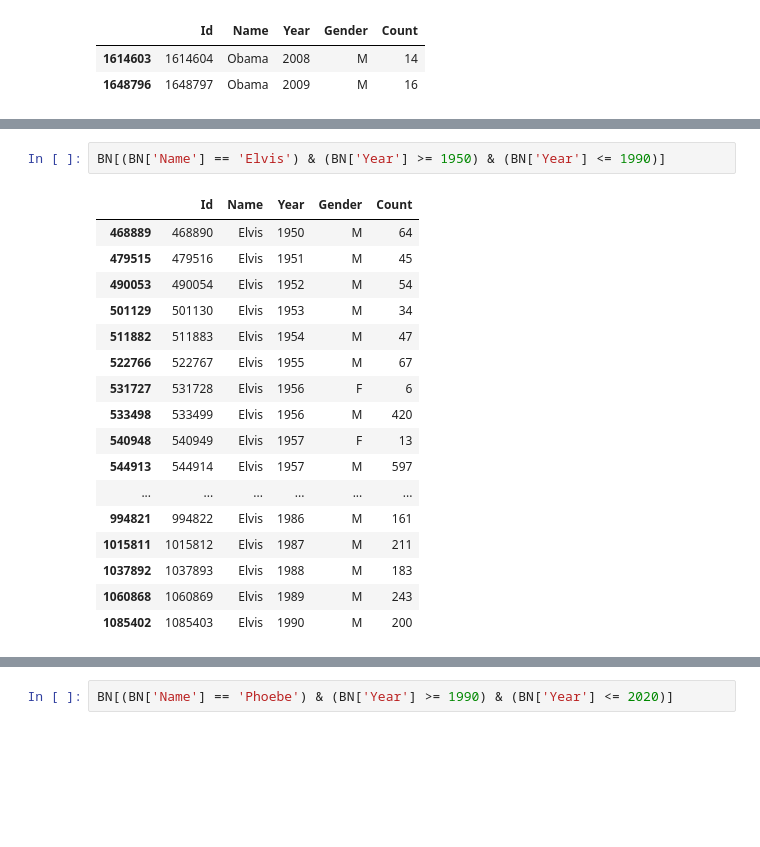
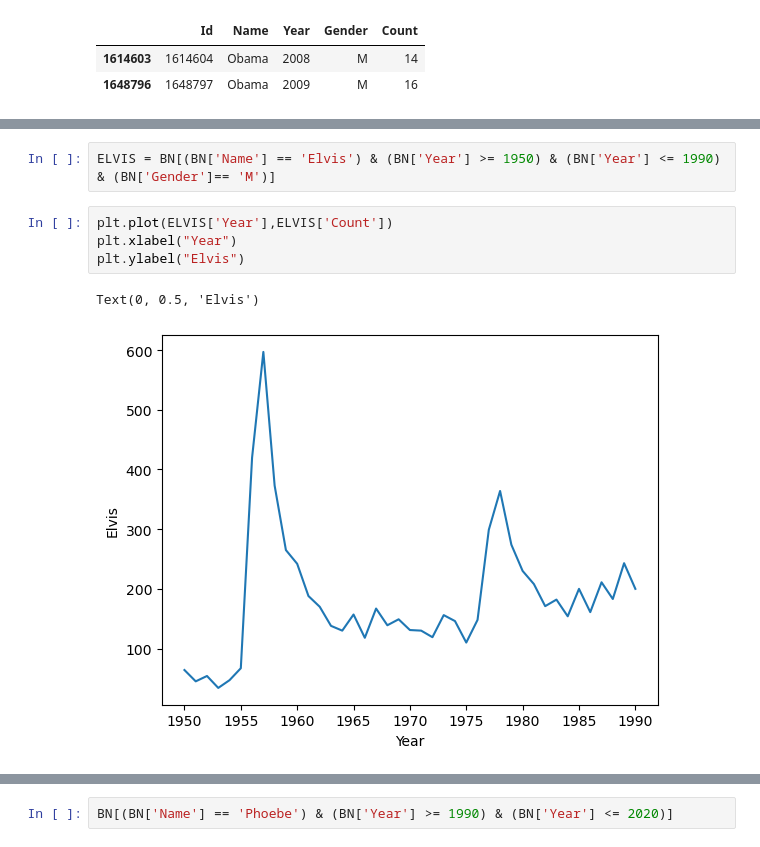
Before and after one commit to Jerspen175/CapStoneBabynames, a Jupyter notebook: notebook/BabyNamesvsPopShows-checkpoint.ipynb, the cells around one changed output, grey strips where cells are left out. Saved outputs shown, nothing was run; the diff lists cells and outputs as text; blank space fills up the shorter version.

```diff
--- a/notebook/BabyNamesvsPopShows-checkpoint.ipynb
+++ b/notebook/BabyNamesvsPopShows-checkpoint.ipynb
@@ -265,21 +225,10 @@ BN[(BN['Name'] == 'Serena') & (BN['Year'] >= 1976)]
 # %%
-BN[(BN['Name'] == 'Elvis') & (BN['Year'] >= 1950) & (BN['Year'] <= 1990)]
+ELVIS = BN[(BN['Name'] == 'Elvis') & (BN['Year'] >= 1950) & (BN['Year'] <= 1990) & (BN['Gender']== 'M')]
-# %% [output]
-|  | Id | Name | Year | Gender | Count |
-| 468889 | 468890 | Elvis | 1950 | M | 64 |
-| 479515 | 479516 | Elvis | 1951 | M | 45 |
-| 490053 | 490054 | Elvis | 1952 | M | 54 |
-| 501129 | 501130 | Elvis | 1953 | M | 34 |
-| 511882 | 511883 | Elvis | 1954 | M | 47 |
-| 522766 | 522767 | Elvis | 1955 | M | 67 |
-| 531727 | 531728 | Elvis | 1956 | F | 6 |
-| 533498 | 533499 | Elvis | 1956 | M | 420 |
-| 540948 | 540949 | Elvis | 1957 | F | 13 |
-| 544913 | 544914 | Elvis | 1957 | M | 597 |
-| ... | ... | ... | ... | ... | ... |
-| 994821 | 994822 | Elvis | 1986 | M | 161 |
-| 1015811 | 1015812 | Elvis | 1987 | M | 211 |
-| 1037892 | 1037893 | Elvis | 1988 | M | 183 |
-| 1060868 | 1060869 | Elvis | 1989 | M | 243 |
-| 1085402 | 1085403 | Elvis | 1990 | M | 200 |
+# %%
+plt.plot(ELVIS['Year'],ELVIS['Count'])
+plt.xlabel("Year")
+plt.ylabel("Elvis")
+# %% [output]
+Text(0, 0.5, 'Elvis')
+[figure, added]
 # %%
```
Also changed, not shown: parts of 14 cells of this notebook.
